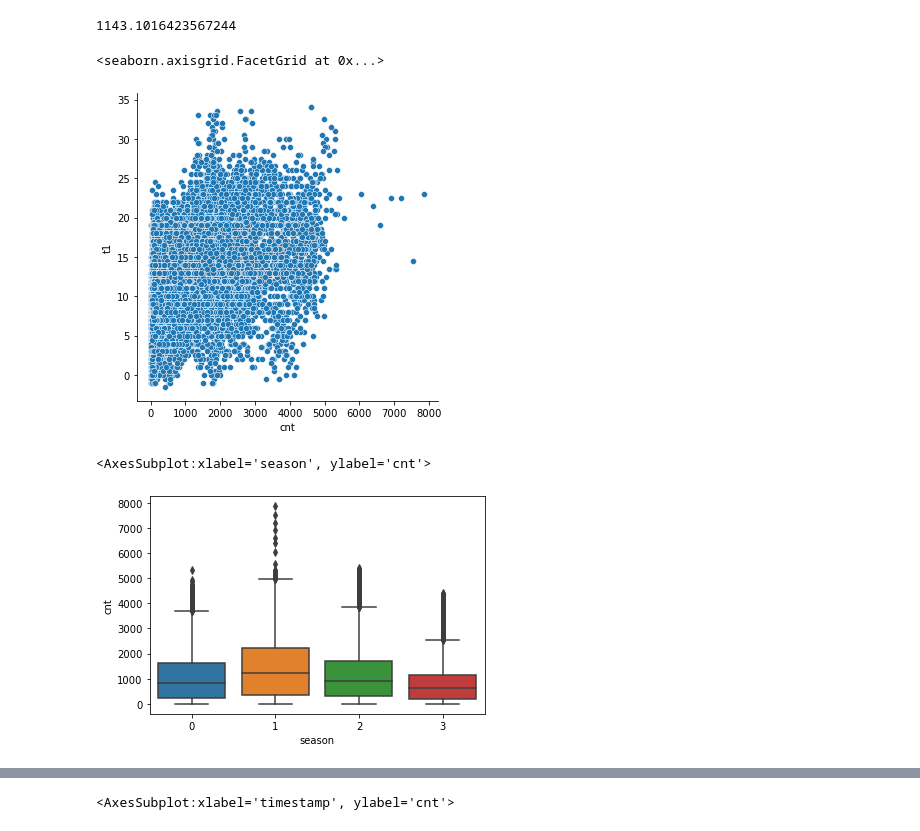
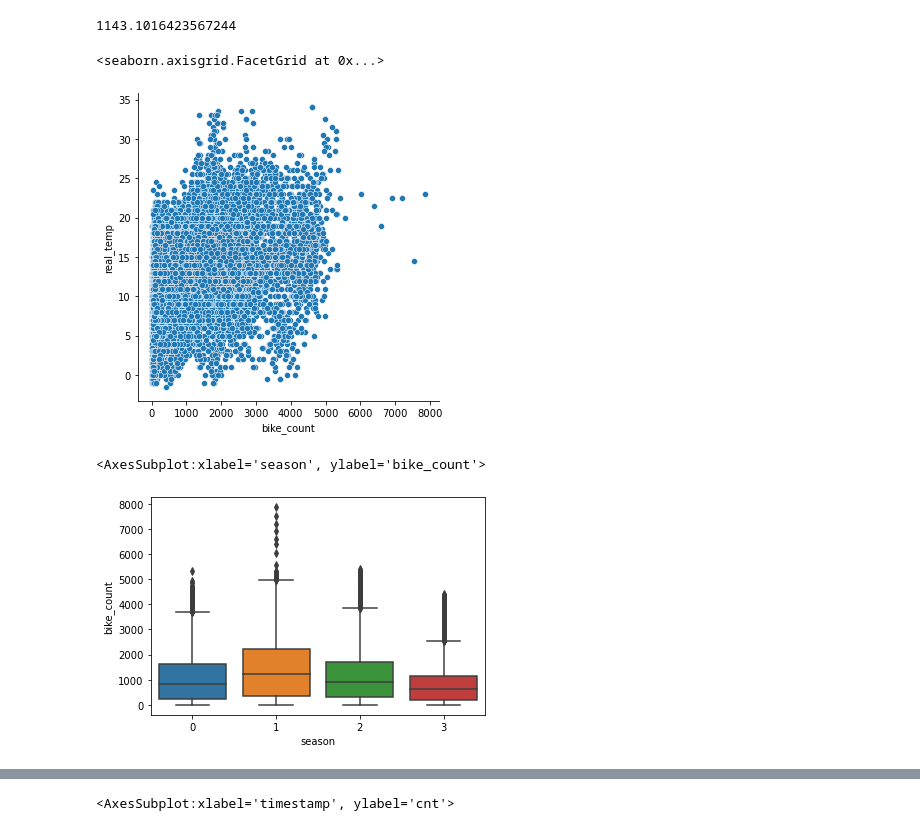
Before and after one commit to Rajusubba/london-bike-shares, a Jupyter notebook: London Bike Share.ipynb, the cells around one changed output, grey strips where cells are left out. Cells and saved outputs as stored; diff of their text form; code cells hidden in the pictures.

```diff
--- a/London Bike Share.ipynb
+++ b/London Bike Share.ipynb
@@ -37,4 +37,4 @@ is_weekend      0
 season          0
 dtype: int64
 # %%
-bikeshares_data.rename(columns = {'cnt':'bike_count', 't1':'real_temp', 't2': 'feels_like_temp','hum':'humidity'})
+bsd = bikeshares_data.rename(columns = {'cnt':'bike_count', 't1':'real_temp', 't2': 'feels_like_temp','hum':'humidity'})
@@ -122,13 +108,13 @@ print(average)
 import matplotlib.pyplot as plt
 import seaborn as sns
 # %%
-sns.relplot(x = "cnt", y = "t1", data = bikeshares_data)
+sns.relplot(x = "bike_count", y = "real_temp", data = bsd)
 # %% [output]
 <seaborn.axisgrid.FacetGrid at 0x...>
-[figure, old version]
+[figure, new version]
 # %%
-sns.boxplot(x = "season", y = "cnt", data = bikeshares_data)
+sns.boxplot(x = "season", y = "bike_count", data = bsd)
 # %% [output]
-<AxesSubplot:xlabel='season', ylabel='cnt'>
+<AxesSubplot:xlabel='season', ylabel='bike_count'>
-[figure, old version]
+[figure, new version]
 # %%
```
Also changed, not shown: parts of 34 cells of this notebook, 1 other file.
